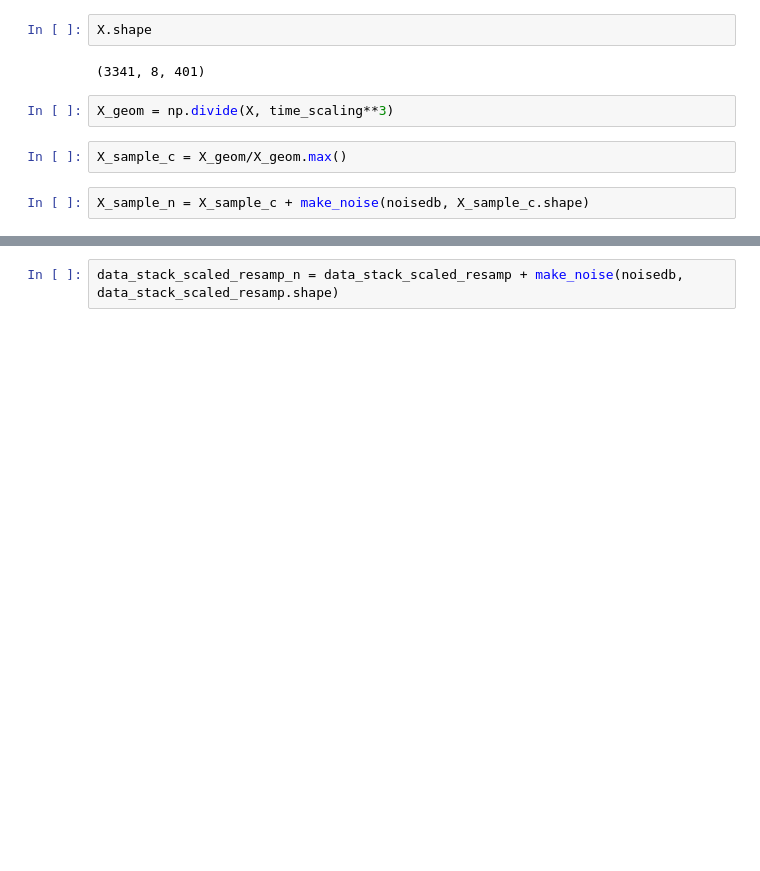
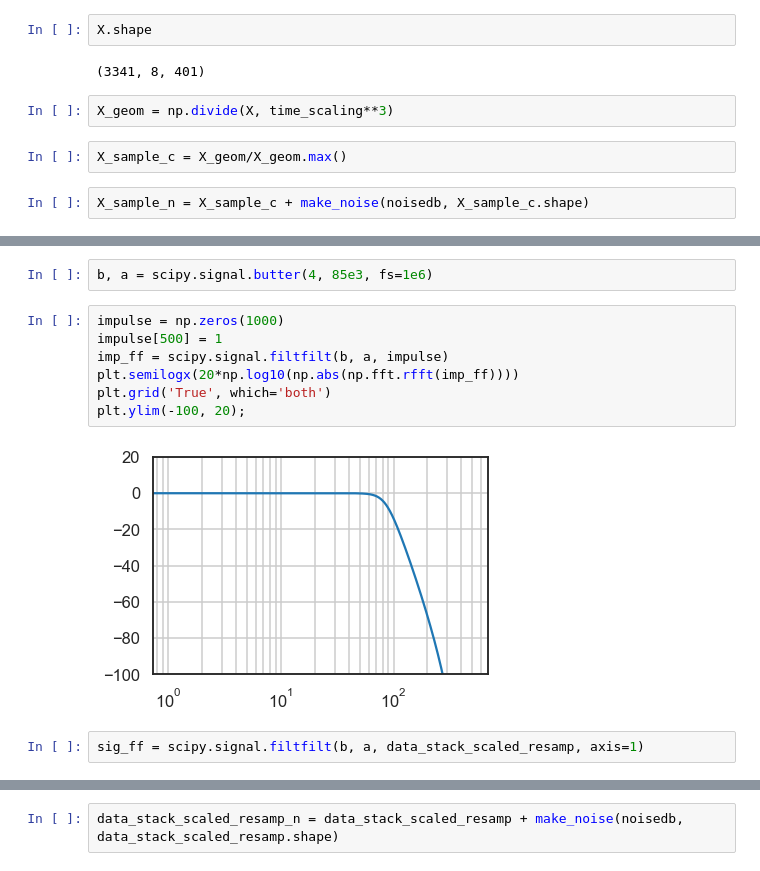
Before and after one commit to MagnsW/Comsol_ML, a Jupyter notebook: notebooks/02d_Comsol_ML_f80_verasonics.ipynb, the cells around one changed output, grey strips where cells are left out. Cells and saved outputs as stored; diff of their text form; blank space fills up the shorter version.

```diff
--- a/notebooks/02d_Comsol_ML_f80_verasonics.ipynb
+++ b/notebooks/02d_Comsol_ML_f80_verasonics.ipynb
@@ -227,0 +283,13 @@ X_sample_n.max()
+# %%
+b, a = scipy.signal.butter(4, 85e3, fs=1e6)
+# %%
+impulse = np.zeros(1000)
+impulse[500] = 1
+imp_ff = scipy.signal.filtfilt(b, a, impulse)
+plt.semilogx(20*np.log10(np.abs(np.fft.rfft(imp_ff))))
+plt.grid('True', which='both')
+plt.ylim(-100, 20);
+# %% [output]
+[figure, added]
+# %%
+sig_ff = scipy.signal.filtfilt(b, a, data_stack_scaled_resamp, axis=1)
```
Also changed, not shown: parts of 101 cells of this notebook, 18 other files.
